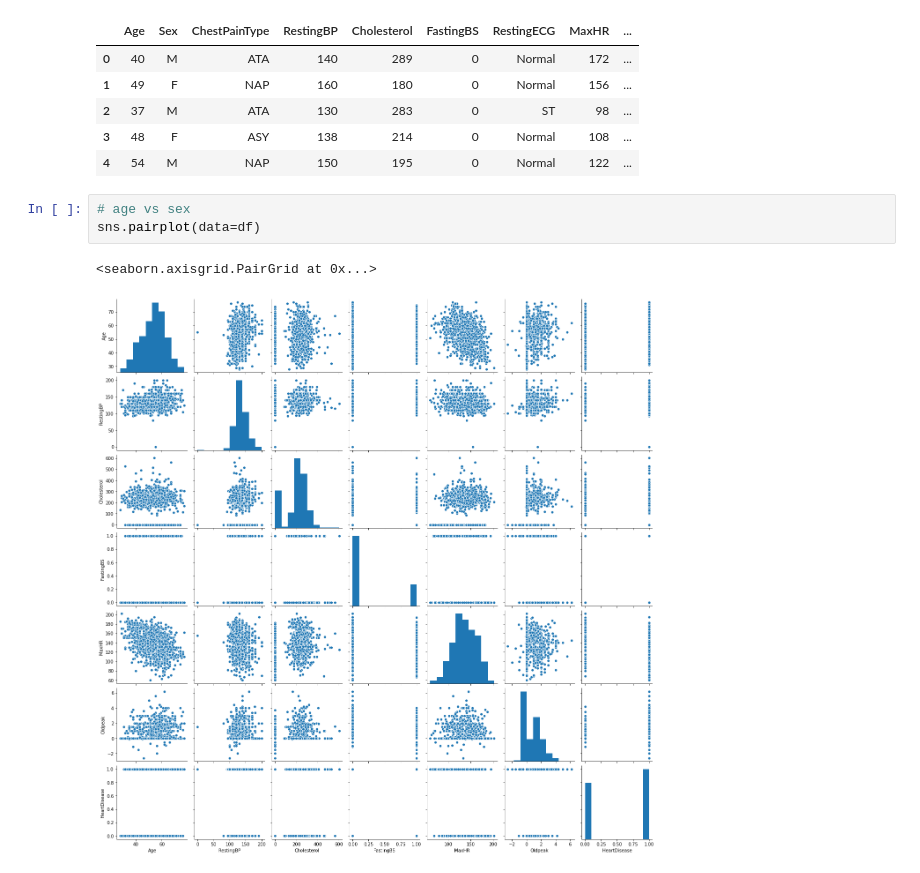
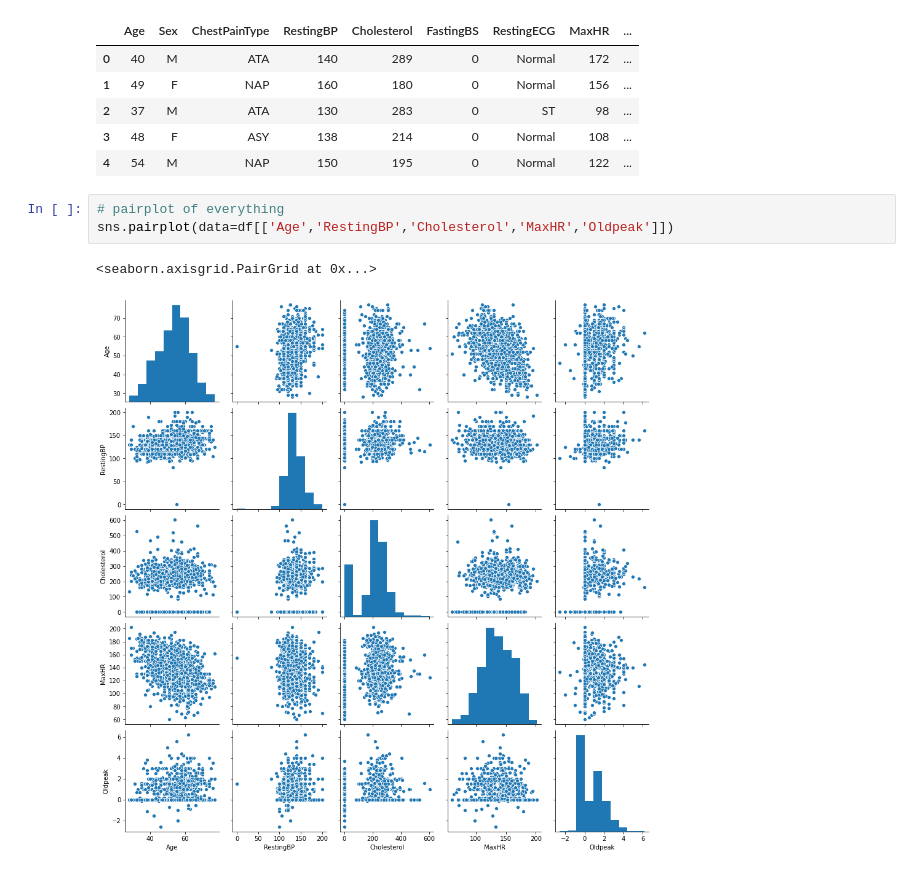
Before and after one commit to Panasak/Heart_Failure_Prediction_Classification_Project, a Jupyter notebook: EDA/EDA.ipynb, the cells around one changed output. Drawn from its saved outputs; the diff is of its cells as text.

```diff
--- a/EDA/EDA.ipynb
+++ b/EDA/EDA.ipynb
@@ -15,8 +15,8 @@ df.head()
 | 3 | 48 | F | ASY | 138 | 214 | 0 | Normal | 108 | ... |
 | 4 | 54 | M | NAP | 150 | 195 | 0 | Normal | 122 | ... |
 # %%
-# age vs sex
-sns.pairplot(data=df)
+# pairplot of everything
+sns.pairplot(data=df[['Age','RestingBP','Cholesterol','MaxHR','Oldpeak']])
 # %% [output]
 <seaborn.axisgrid.PairGrid at 0x...>
-[figure, old version]
+[figure, new version]
```
Also changed, not shown: parts of 11 cells of this notebook.
